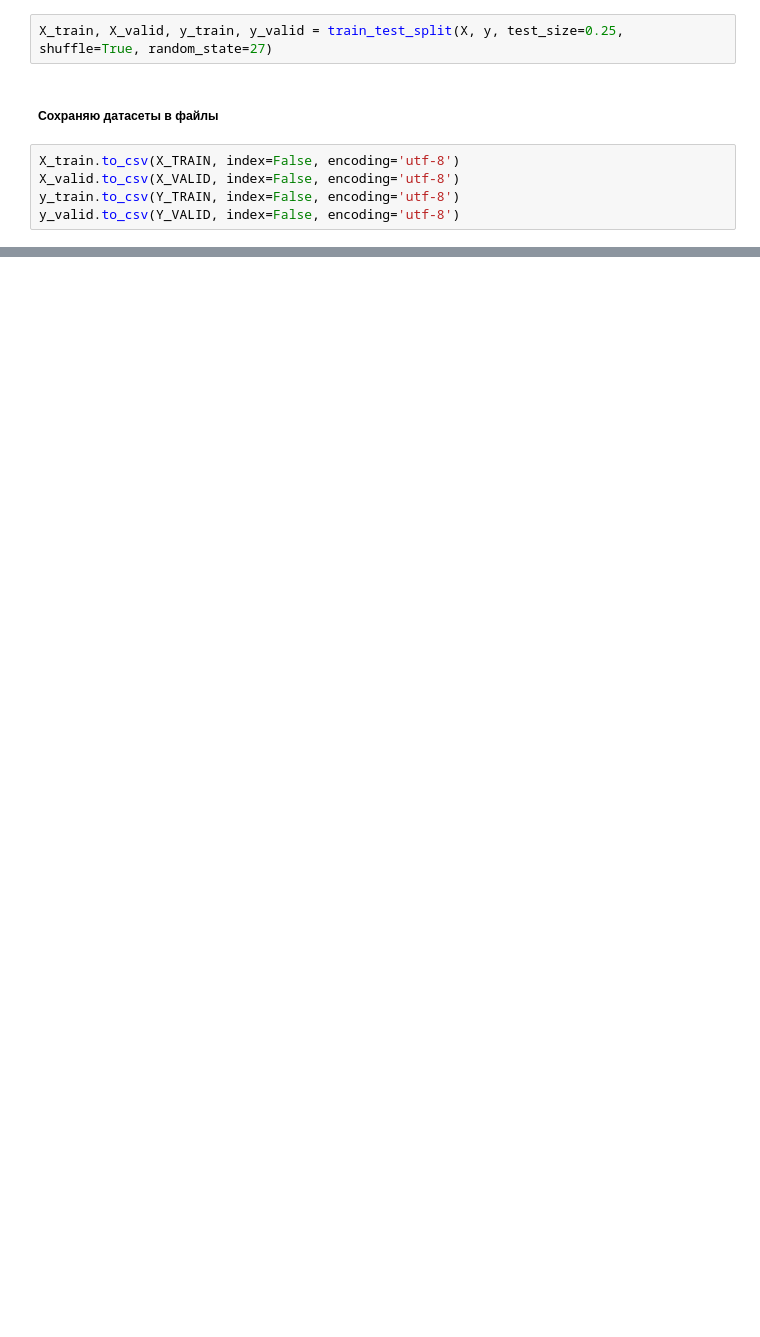
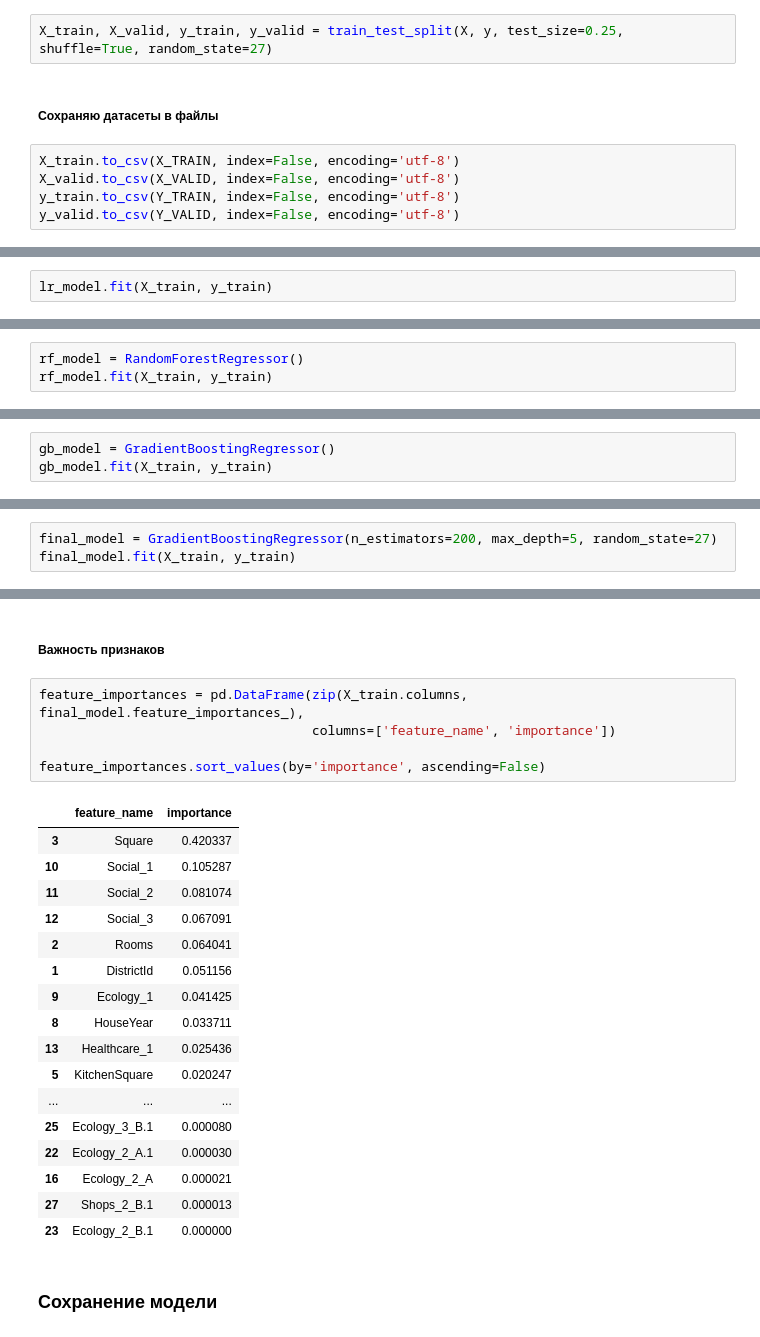
Before and after one commit to AntonyVasilev/Libs_for_DS, a Jupyter notebook: final_project/draft_notebook.ipynb, the cells around one changed output, grey strips where cells are left out. Cells and saved outputs as stored; diff of their text form; blank space fills up the shorter version.

Commit message:
created liner models

```diff
--- a/final_project/draft_notebook.ipynb
+++ b/final_project/draft_notebook.ipynb
@@ -857,0 +875,2 @@ y_valid.to_csv(Y_VALID, index=False, encoding='utf-8')
+# %%
+lr_model.fit(X_train, y_train)
@@ -857,0 +893,3 @@ y_valid.to_csv(Y_VALID, index=False, encoding='utf-8')
+# %%
+rf_model = RandomForestRegressor()
+rf_model.fit(X_train, y_train)
@@ -857,0 +912,3 @@ y_valid.to_csv(Y_VALID, index=False, encoding='utf-8')
+# %%
+gb_model = GradientBoostingRegressor()
+gb_model.fit(X_train, y_train)
@@ -857,0 +957,3 @@ y_valid.to_csv(Y_VALID, index=False, encoding='utf-8')
+# %%
+final_model = GradientBoostingRegressor(n_estimators=200, max_depth=5, random_state=27)
+final_model.fit(X_train, y_train)
@@ -857,0 +974,27 @@ y_valid.to_csv(Y_VALID, index=False, encoding='utf-8')
+# %% [markdown]
+##### Важность признаков
+# %%
+feature_importances = pd.DataFrame(zip(X_train.columns, final_model.feature_importances_),
+                                   columns=['feature_name', 'importance'])
+
+feature_importances.sort_values(by='importance', ascending=False)
+# %% [output]
+|  | feature_name | importance |
+| 3 | Square | 0.420337 |
+| 10 | Social_1 | 0.105287 |
+| 11 | Social_2 | 0.081074 |
+| 12 | Social_3 | 0.067091 |
+| 2 | Rooms | 0.064041 |
+| 1 | DistrictId | 0.051156 |
+| 9 | Ecology_1 | 0.041425 |
+| 8 | HouseYear | 0.033711 |
+| 13 | Healthcare_1 | 0.025436 |
+| 5 | KitchenSquare | 0.020247 |
+| ... | ... | ... |
+| 25 | Ecology_3_B.1 | 0.000080 |
+| 22 | Ecology_2_A.1 | 0.000030 |
+| 16 | Ecology_2_A | 0.000021 |
+| 27 | Shops_2_B.1 | 0.000013 |
+| 23 | Ecology_2_B.1 | 0.000000 |
+# %% [markdown]
+### Сохранение модели
```
Also changed, not shown: parts of 34 cells of this notebook, 5 other files.
